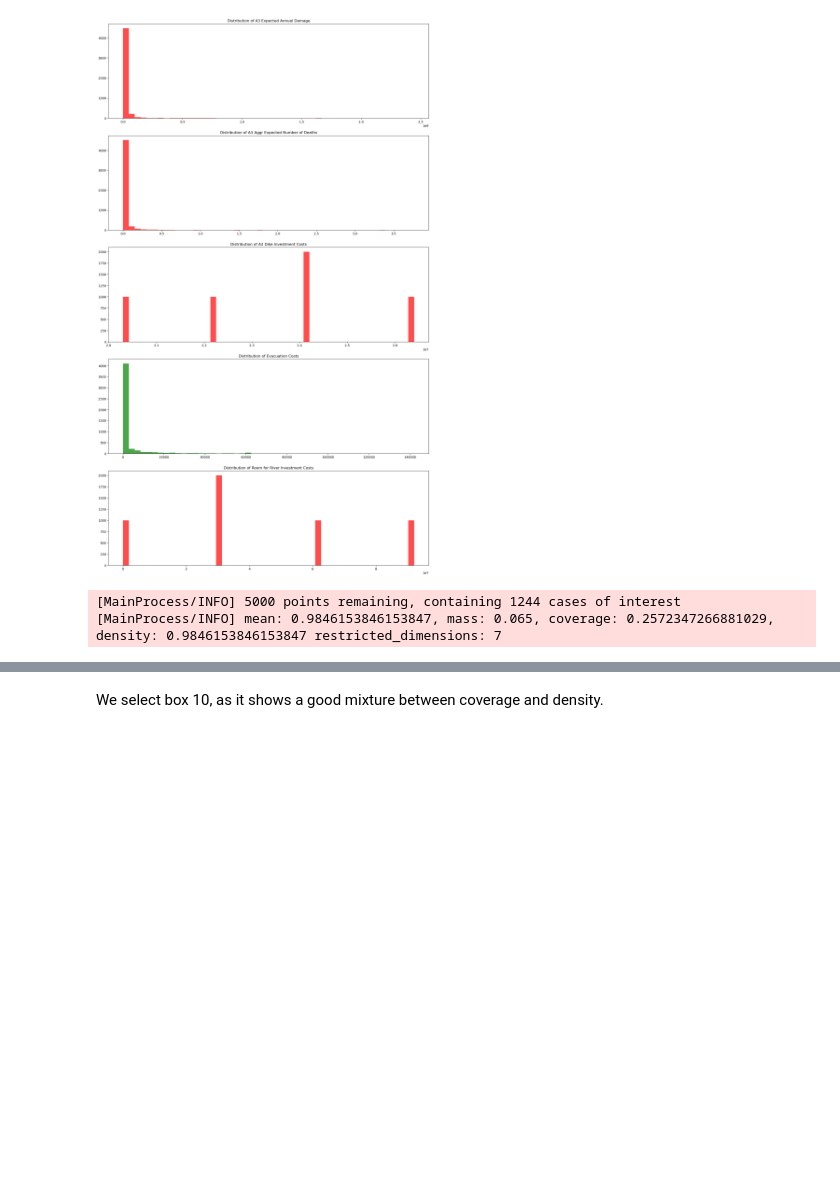
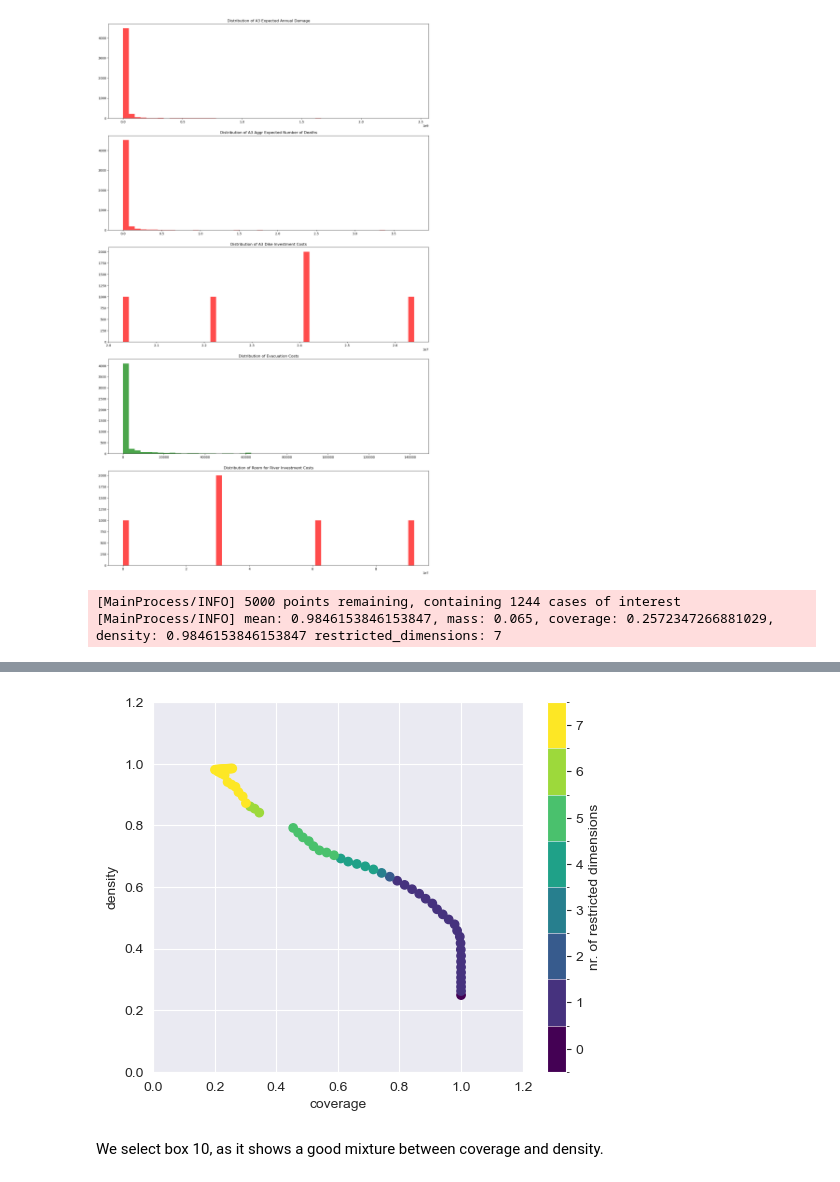
Before and after one commit to phillippmueller/model-based-decision-making, a Jupyter notebook: final assignment/Multi-Scenario MORDM .ipynb, the cells around one changed output, grey strips where cells are left out. Cells and saved outputs as stored; diff of their text form; code cells hidden in the pictures; blank space fills up the shorter version.

```diff
--- a/final assignment/Multi-Scenario MORDM .ipynb
+++ b/final assignment/Multi-Scenario MORDM .ipynb
@@ -485,3 +474,10 @@ iteritems is deprecated and will be removed in a future version. Use .items inst
+# %%
+box.inspect_tradeoff()
+sns.set_style('darkgrid')
+fig6 = box.show_tradeoff()
+fig6.savefig("./plots/PRIM_tradeoff_dike3_iter1.png")
+# %% [output]
+[figure, added]
 # %% [markdown]
 We select box 10, as it shows a good mixture between coverage and density.
 # %%
```
Also changed, not shown: parts of 17 cells of this notebook, 10 other files.
